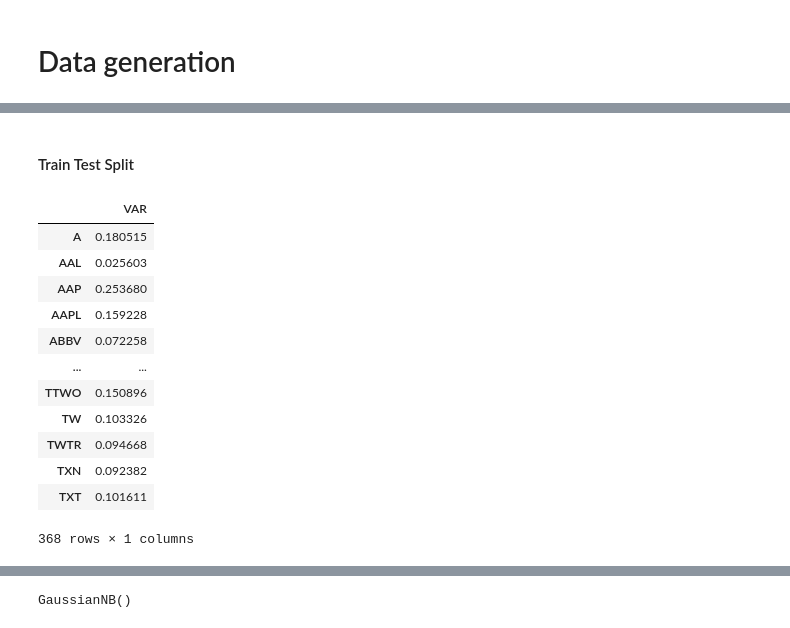
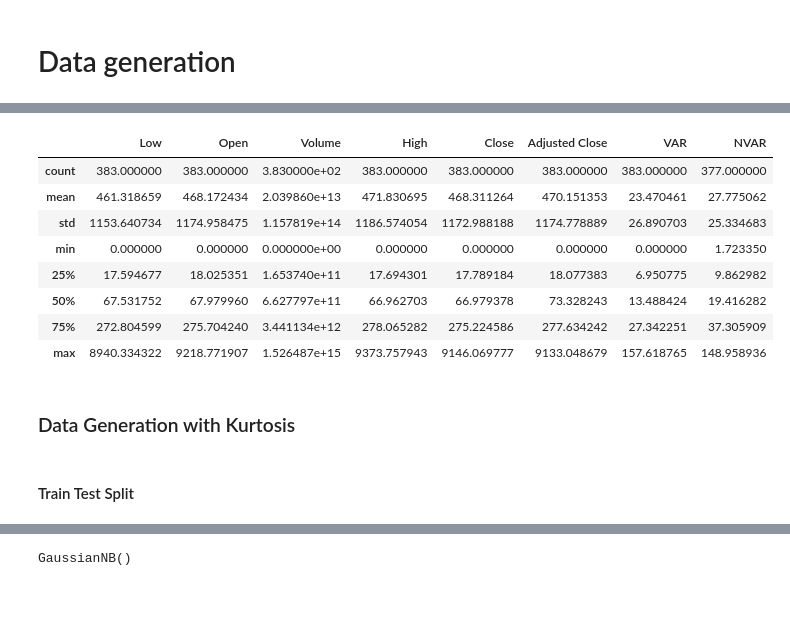
Before and after one commit to farhanarrafi/UNT-CS-Machine-Learning-Project, a Jupyter notebook: MachineLearning_Project.ipynb, the cells around one changed output, grey strips where cells are left out. Cells and saved outputs as stored; diff of their text form; code cells hidden in the pictures; blank space fills up the shorter version.

```diff
--- a/MachineLearning_Project.ipynb
+++ b/MachineLearning_Project.ipynb
@@ -503,3 +482,17 @@ stock_DF_with_VAR
+# %%
+stock_DF_with_Normalized_VAR.describe()
+# %% [output]
+|  | Low | Open | Volume | High | Close | Adjusted Close | VAR | NVAR |
+| count | 383.000000 | 383.000000 | 3.830000e+02 | 383.000000 | 383.000000 | 383.000000 | 383.000000 | 377.000000 |
+| mean | 461.318659 | 468.172434 | 2.039860e+13 | 471.830695 | 468.311264 | 470.151353 | 23.470461 | 27.775062 |
+| std | 1153.640734 | 1174.958475 | 1.157819e+14 | 1186.574054 | 1172.988188 | 1174.778889 | 26.890703 | 25.334683 |
+| min | 0.000000 | 0.000000 | 0.000000e+00 | 0.000000 | 0.000000 | 0.000000 | 0.000000 | 1.723350 |
+| 25% | 17.594677 | 18.025351 | 1.653740e+11 | 17.694301 | 17.789184 | 18.077383 | 6.950775 | 9.862982 |
+| 50% | 67.531752 | 67.979960 | 6.627797e+11 | 66.962703 | 66.979378 | 73.328243 | 13.488424 | 19.416282 |
+| 75% | 272.804599 | 275.704240 | 3.441134e+12 | 278.065282 | 275.224586 | 277.634242 | 27.342251 | 37.305909 |
+| max | 8940.334322 | 9218.771907 | 1.526487e+15 | 9373.757943 | 9146.069777 | 9133.048679 | 157.618765 | 148.958936 |
+# %% [markdown]
+### Data Generation with Kurtosis
 # %% [markdown]
 #### Train Test Split
 # %%
@@ -565,18 +529,2 @@ X_train, Y_train, X_test, Y_test = splitTrainTestVAR(stock_DF_with_VAR, train=90
-# %%
-Y_train/np.mean(Y_train)
-# %% [output]
-|  | VAR |
-| A | 0.180515 |
-| AAL | 0.025603 |
-| AAP | 0.253680 |
-| AAPL | 0.159228 |
-| ABBV | 0.072258 |
-| ... | ... |
-| TTWO | 0.150896 |
-| TW | 0.103326 |
-| TWTR | 0.094668 |
-| TXN | 0.092382 |
-| TXT | 0.101611 |
-368 rows × 1 columns
 # %%
 # Encode to TrueFalse
```
Also changed, not shown: parts of 33 cells of this notebook.
